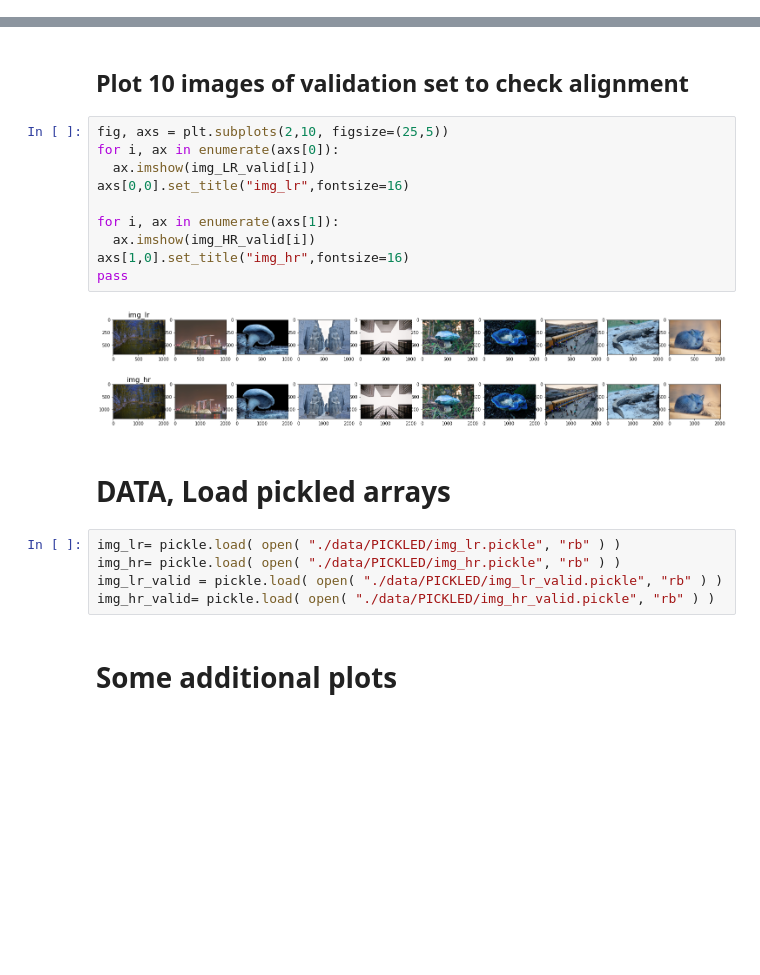
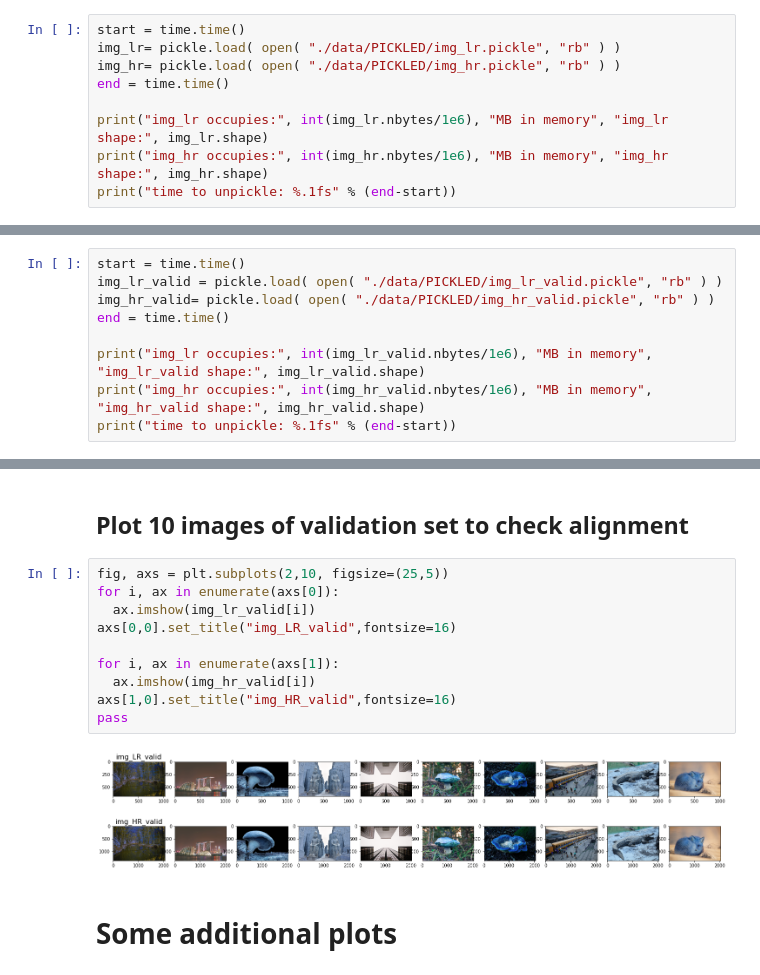
Before and after one commit to AndyPietr/Super-Resolution, a Jupyter notebook: main.ipynb, the cells around one changed output, grey strips where cells are left out. Cells and saved outputs as stored; diff of their text form; blank space fills up the shorter version.

Commit message:
reading unpickled data, plotting reaaranged

```diff
--- a/main.ipynb
+++ b/main.ipynb
@@ -235,0 +227,9 @@ img_hr_valid pickled
+# %%
+start = time.time()
+img_lr= pickle.load( open( "./data/PICKLED/img_lr.pickle", "rb" ) )
+img_hr= pickle.load( open( "./data/PICKLED/img_hr.pickle", "rb" ) )
+end = time.time()
+
+print("img_lr occupies:", int(img_lr.nbytes/1e6), "MB in memory", "img_lr shape:", img_lr.shape)
+print("img_hr occupies:", int(img_hr.nbytes/1e6), "MB in memory", "img_hr shape:", img_hr.shape)
+print("time to unpickle: %.1fs" % (end-start))
@@ -235,0 +240,9 @@ img_hr_valid pickled
+# %%
+start = time.time()
+img_lr_valid = pickle.load( open( "./data/PICKLED/img_lr_valid.pickle", "rb" ) )
+img_hr_valid= pickle.load( open( "./data/PICKLED/img_hr_valid.pickle", "rb" ) )
+end = time.time()
+
+print("img_lr occupies:", int(img_lr_valid.nbytes/1e6), "MB in memory", "img_lr_valid shape:", img_lr_valid.shape)
+print("img_hr occupies:", int(img_hr_valid.nbytes/1e6), "MB in memory", "img_hr_valid shape:", img_hr_valid.shape)
+print("time to unpickle: %.1fs" % (end-start))
@@ -238,22 +269,15 @@ img_hr_valid pickled
 # %%
 fig, axs = plt.subplots(2,10, figsize=(25,5))
 for i, ax in enumerate(axs[0]):
-  ax.imshow(img_LR_valid[i])
-axs[0,0].set_title("img_lr",fontsize=16)
+  ax.imshow(img_lr_valid[i])
+axs[0,0].set_title("img_LR_valid",fontsize=16)
 
 for i, ax in enumerate(axs[1]):
-  ax.imshow(img_HR_valid[i])
-axs[1,0].set_title("img_hr",fontsize=16)
+  ax.imshow(img_hr_valid[i])
+axs[1,0].set_title("img_HR_valid",fontsize=16)
 pass
 # %% [output]
-[figure, old version]
+[figure, new version]
-# %% [markdown]
-# DATA, Load pickled arrays
-# %%
-img_lr= pickle.load( open( "./data/PICKLED/img_lr.pickle", "rb" ) )
-img_hr= pickle.load( open( "./data/PICKLED/img_hr.pickle", "rb" ) )
-img_lr_valid = pickle.load( open( "./data/PICKLED/img_lr_valid.pickle", "rb" ) )
-img_hr_valid= pickle.load( open( "./data/PICKLED/img_hr_valid.pickle", "rb" ) )
 # %% [markdown]
 # Some additional plots
 # %%
```
Also changed, not shown: parts of 9 cells of this notebook.
